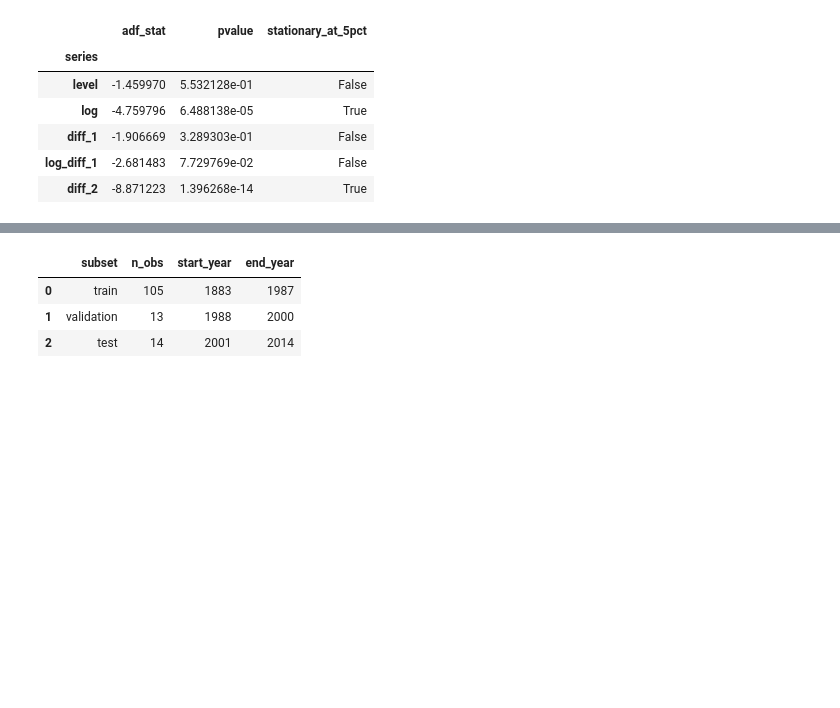
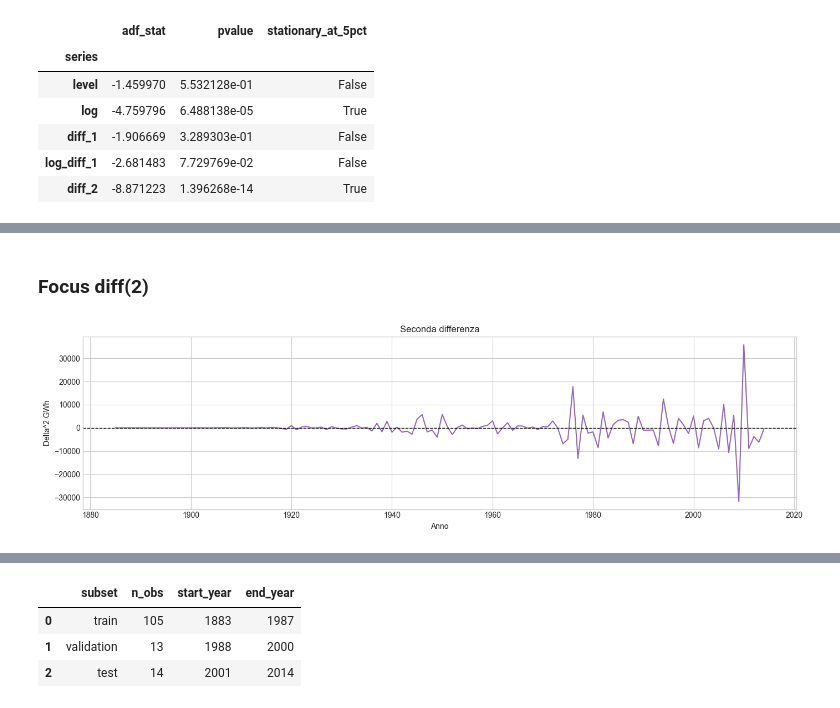
Before and after one commit to 1ngVG-OA/FinalProject, a Jupyter notebook: Tavola_1.14.ipynb, the cells around one changed output, grey strips where cells are left out. Saved outputs shown, nothing was run; the diff lists cells and outputs as text; code cells hidden in the pictures; blank space fills up the shorter version.

```diff
--- a/Tavola_1.14.ipynb
+++ b/Tavola_1.14.ipynb
@@ -133,16 +130,6 @@ Obiettivi:
 # %%
-import numpy as np
-from statsmodels.graphics.tsaplots import plot_acf, plot_pacf
-from statsmodels.tsa.stattools import adfuller
-
-target_series = series_df[TARGET_COL].astype(float)
-
-def adf_report(series, name):
-    stat, pvalue, *_ = adfuller(series.dropna())
-    return {
-        "series": name,
-        "adf_stat": stat,
-        "pvalue": pvalue,
-        "stationary_at_5pct": pvalue < 0.05,
-    }
+target_series, candidate_series, adf_results = run_step2_analysis(
+    series_df,
+    TARGET_COL,
+)
 # %%
@@ -207,0 +156,7 @@ plt.show()
+# %% [markdown]
+### Focus diff(2)
+# %%
+fig_diff2_line, fig_diff2_acf_pacf = plot_diff2_focus(candidate_series, lags=20)
+fig_diff2_line
+# %% [output]
+[figure, added]
```
Also changed, not shown: parts of 30 cells of this notebook, 6 other files.
